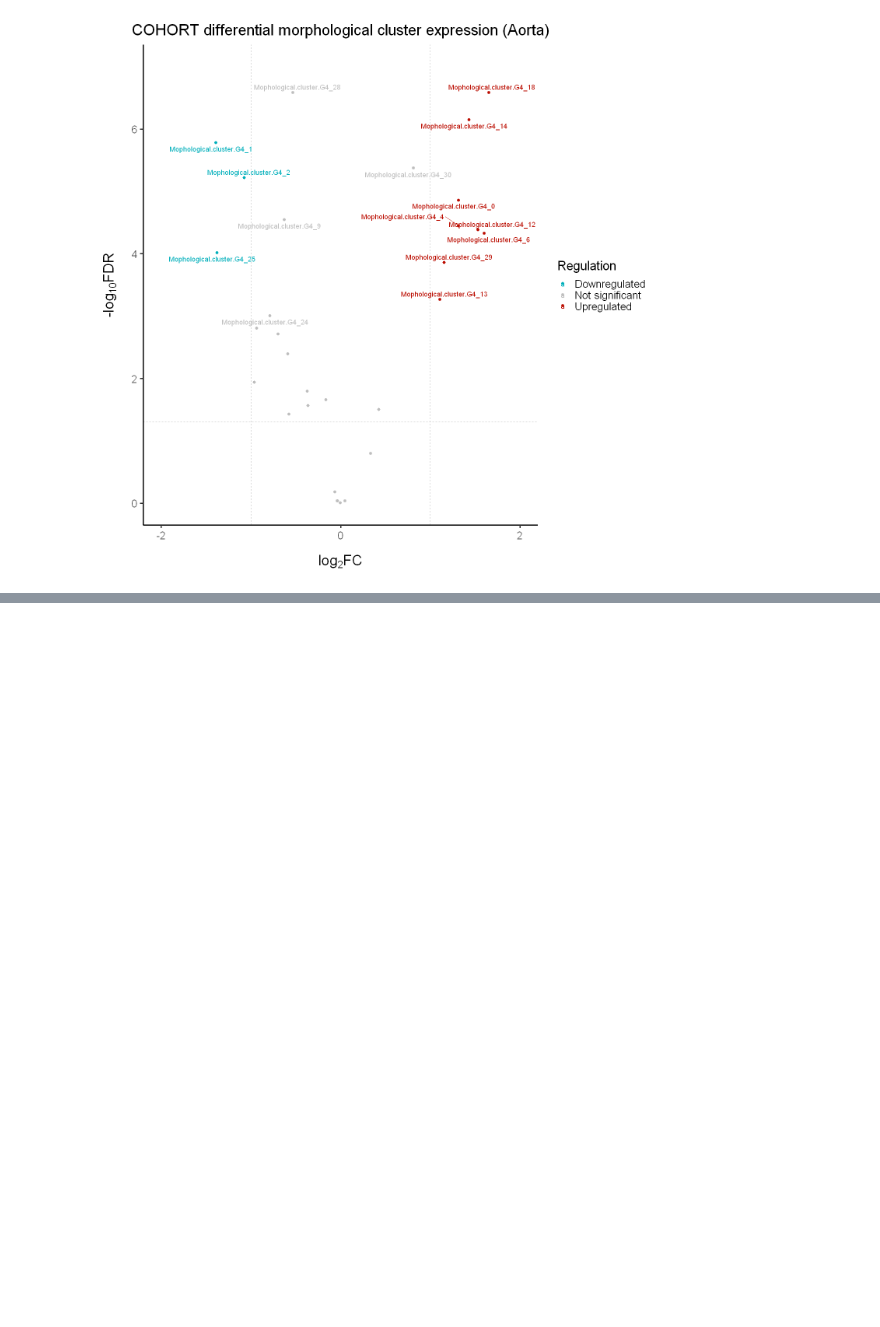
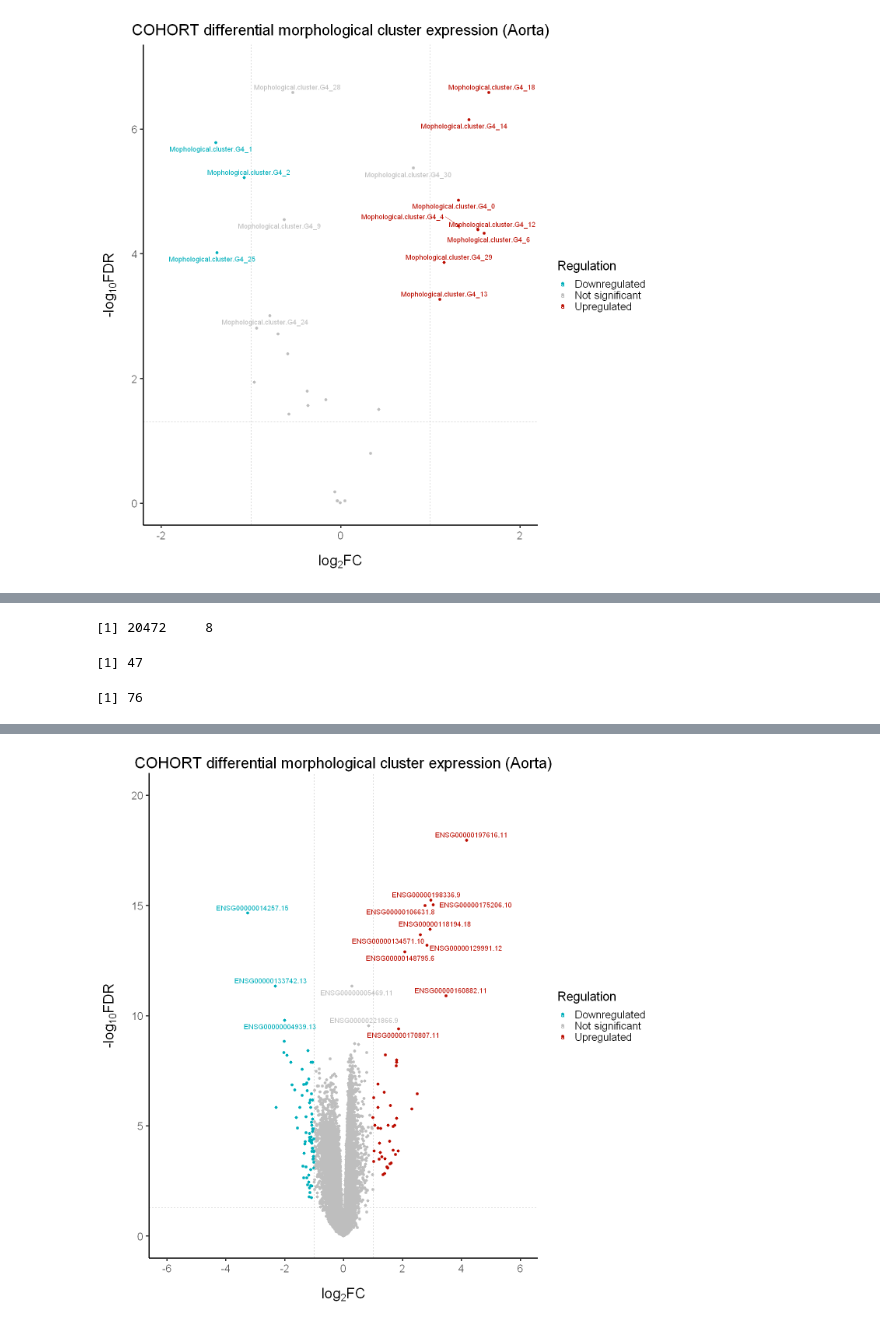
Before and after one commit to Abellanger123/GenomicProject, a Jupyter notebook: Genomic_Project.ipynb, the cells around one changed output, grey strips where cells are left out. Cells and saved outputs as stored; diff of their text form; code cells hidden in the pictures; blank space fills up the shorter version.

```diff
--- a/Genomic_Project.ipynb
+++ b/Genomic_Project.ipynb
@@ -1108,0 +1089,4 @@ Warning message:
+# %%
+rownames(RNA_read_counts_init)<-RNA_read_counts_init$Name
+RNA_read_counts<-as.matrix(RNA_read_counts_init[,-c(1,2)])
+head(RNA_read_counts)
@@ -1108,0 +1102,8 @@ Warning message:
+# %%
+MAD<-numeric(nrow(RNA_read_counts))
+for (i in 1:nrow(RNA_read_counts)){
+    MAD[i]<-mad(RNA_read_counts[i,])
+}
+#Get the indices of the transcripts which are extremely little expressed
+rows_to_remove<-which(MAD==0)
+length(rows_to_remove)
@@ -1108,0 +1114,4 @@ Warning message:
+# %%
+# Remove the low expressed transcripts
+RNA_read_counts <- RNA_read_counts[-rows_to_remove,]
+dim(RNA_read_counts)
@@ -1108,0 +1132,3 @@ Warning message:
+# %%
+# Create the different groups for differential expression with the medians.
+morphoG4_0_group <- factor(ifelse(morpho_counts$Mophological.cluster.G4_0 < median(morpho_counts$Mophological.cluster.G4_0), "lowG4_0", "highG4_0"))
@@ -1108,0 +1179,47 @@ Warning message:
+# %%
+library(tidyverse) # includes ggplot2, for data visualisation. dplyr, for data manipulation.
+library(RColorBrewer) # for a colourful plot
+library(ggrepel) # for nice annotations
+##### COHORT volcanoplot
+d_topTags <- topTags(qlf, n = 28105)[["table"]]
+# Biostatsquid theme
+theme_set(theme_classic(base_size = 20) +
+            theme(
+              axis.title.y = element_text(face = "bold", margin = margin(0,20,0,0), size = rel(1.1), color = 'black'),
+              axis.title.x = element_text(hjust = 0.5, face = "bold", margin = margin(20,0,0,0), size = rel(1.1), color = 'black'),
+              plot.title = element_text(hjust = 0.5)
+            ))
+# Add a column to the data frame to specify if they are UP- or DOWN- regulated
+d_topTags$diffexpressed <- "NO"  # add a column diffexpressed with only NO
+# if log2Foldchange > 1 and FDR < 0.05, set as "UP"
+d_topTags$diffexpressed[d_topTags$logFC > 1 & d_topTags$FDR < 0.05] <- "UP"
+# if log2Foldchange < -1 and FDR < 0.05, set as "DOWN"
+d_topTags$diffexpressed[d_topTags$logFC < -1 & d_topTags$FDR < 0.05] <- "DOWN"
+
+# Create a new column "delabel" to de, that will contain the name of the top 15 differentially expressed genes (NA in case they are not)
+data_test<- d_topTags
+names <- rownames(d_topTags)
+d_topTags <- cbind(names,d_topTags)
+d_topTags$delabel <- ifelse(d_topTags$names %in% head(d_topTags[order(d_topTags$FDR), "names"], 15), d_topTags$names, NA)
+dim(d_topTags)
+sum(d_topTags$diffexpressed == "UP")
+sum(d_topTags$diffexpressed == "DOWN")
+# Set plot size: width and height in inches
+options(repr.plot.width = 12, repr.plot.height = 12)
+
+ggplot(data = d_topTags, aes(x = logFC, y = -log10(FDR), col = diffexpressed, label = delabel)) +
+  geom_vline(xintercept = c(-1, 1), col = "gray", linetype = 'dashed') +
+  geom_hline(yintercept = -log10(0.05), col = "gray", linetype = 'dashed') +
+  geom_point(size = 2) +
+  scale_color_manual(values = c("#00AFBB", "grey", "#bb0c00"), # to set the colours of our variable
+                     labels = c("Downregulated", "Not significant", "Upregulated")) +
+  coord_cartesian(ylim = c(0, 20), xlim = c(-6, 6)) + # set the limits of the axes
+  labs(color = 'Regulation', #legend_title,
+       x = expression("log"[2]*"FC"), y = expression("-log"[10]*"FDR")) +
+  scale_x_continuous(breaks = seq(-10, 10, 2)) + # to customise the breaks in the x axis
+  ggtitle('COHORT differential morphological cluster expression (Aorta)') +
+  geom_text_repel(max.overlaps = Inf) # To show all labels
+# %% [output]
+[1] 20472     8
+[1] 47
+[1] 76
@@ -1108,0 +1228 @@ Warning message:
+[figure, added]
```
Also changed, not shown: parts of 26 cells of this notebook.
